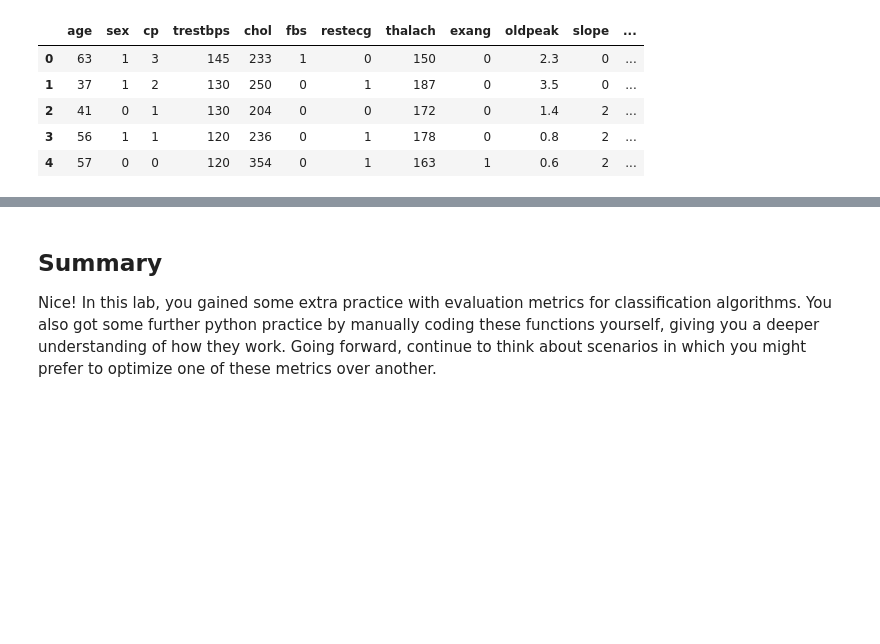
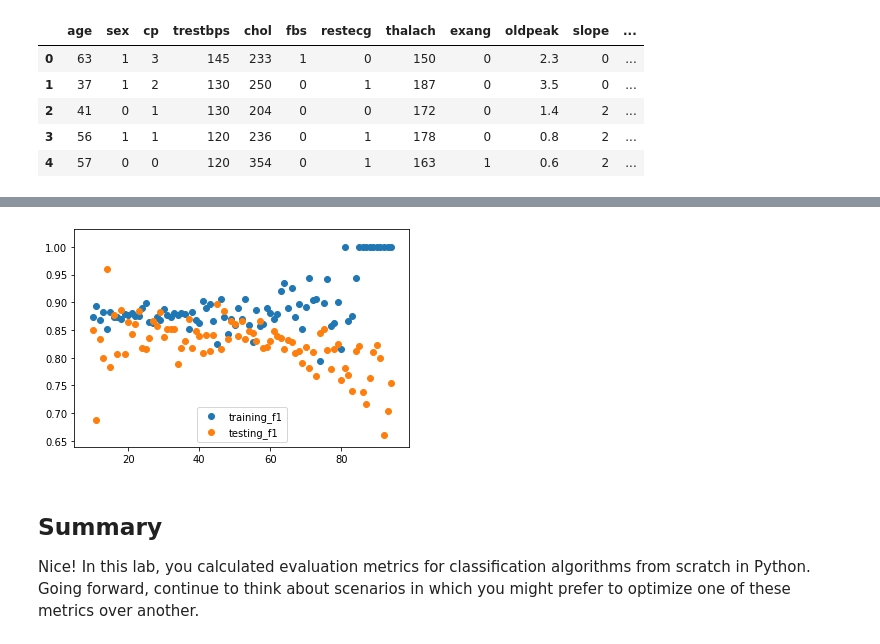
Before and after one commit to learn-co-curriculum/dsc-evaluating-logistic-regression-models-lab, a Jupyter notebook: index.ipynb, the cells around one changed output, grey strips where cells are left out. Cells and saved outputs as stored; diff of their text form; code cells hidden in the pictures; blank space fills up the shorter version.

```diff
--- a/index.ipynb
+++ b/index.ipynb
@@ -252,4 +266,12 @@ plt.legend()
+# %%
+# Train and test F1 score
+plt.scatter(list(range(10, 95)), training_f1, label='training_f1')
+plt.scatter(list(range(10, 95)), testing_f1, label='testing_f1')
+plt.legend()
+plt.show()
+# %% [output]
+[figure, added]
 # %% [markdown]
 ## Summary
 
-Nice! In this lab, you gained some extra practice with evaluation metrics for classification algorithms. You also got some further python practice by manually coding these functions yourself, giving you a deeper understanding of how they work. Going forward, continue to think about scenarios in which you might prefer to optimize one of these metrics over another.
+Nice! In this lab, you calculated evaluation metrics for classification algorithms from scratch in Python. Going forward, continue to think about scenarios in which you might prefer to optimize one of these metrics over another.
```
Also changed, not shown: parts of 49 cells of this notebook, 17 other files.
